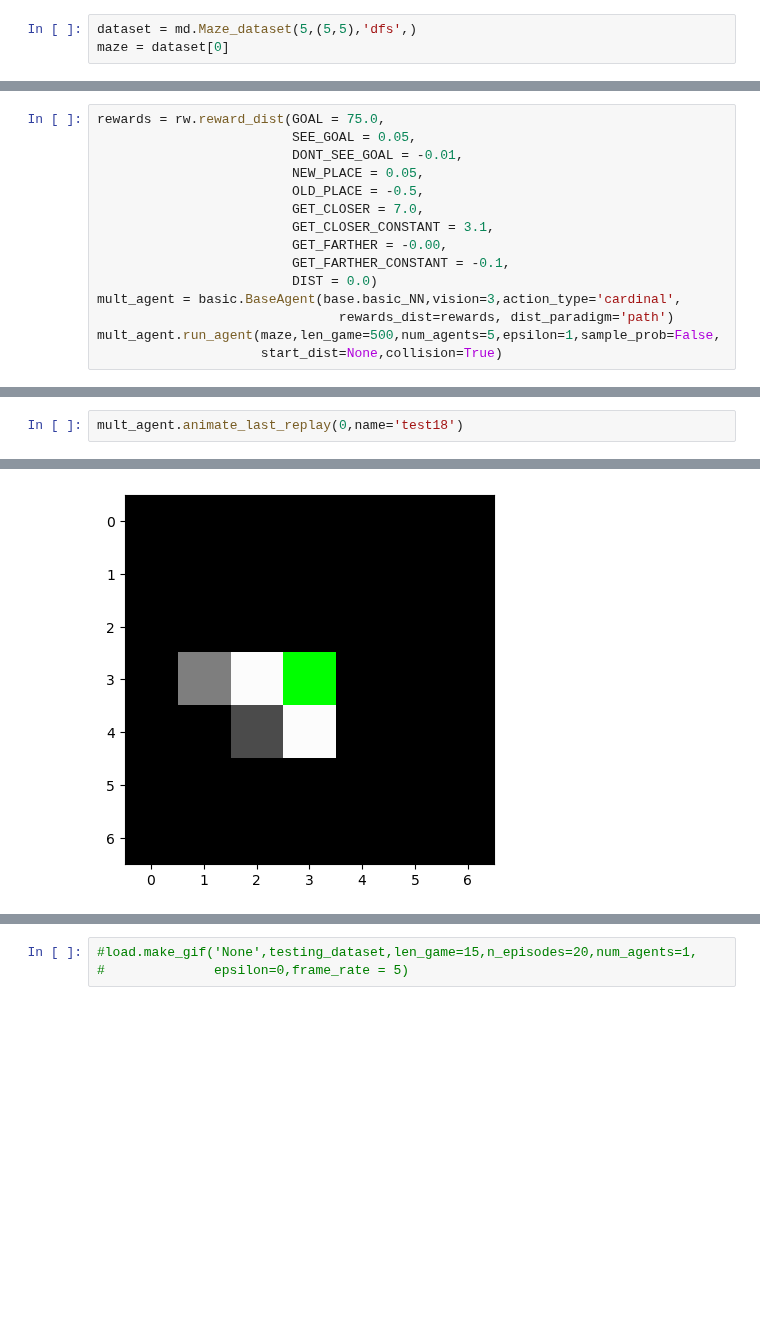
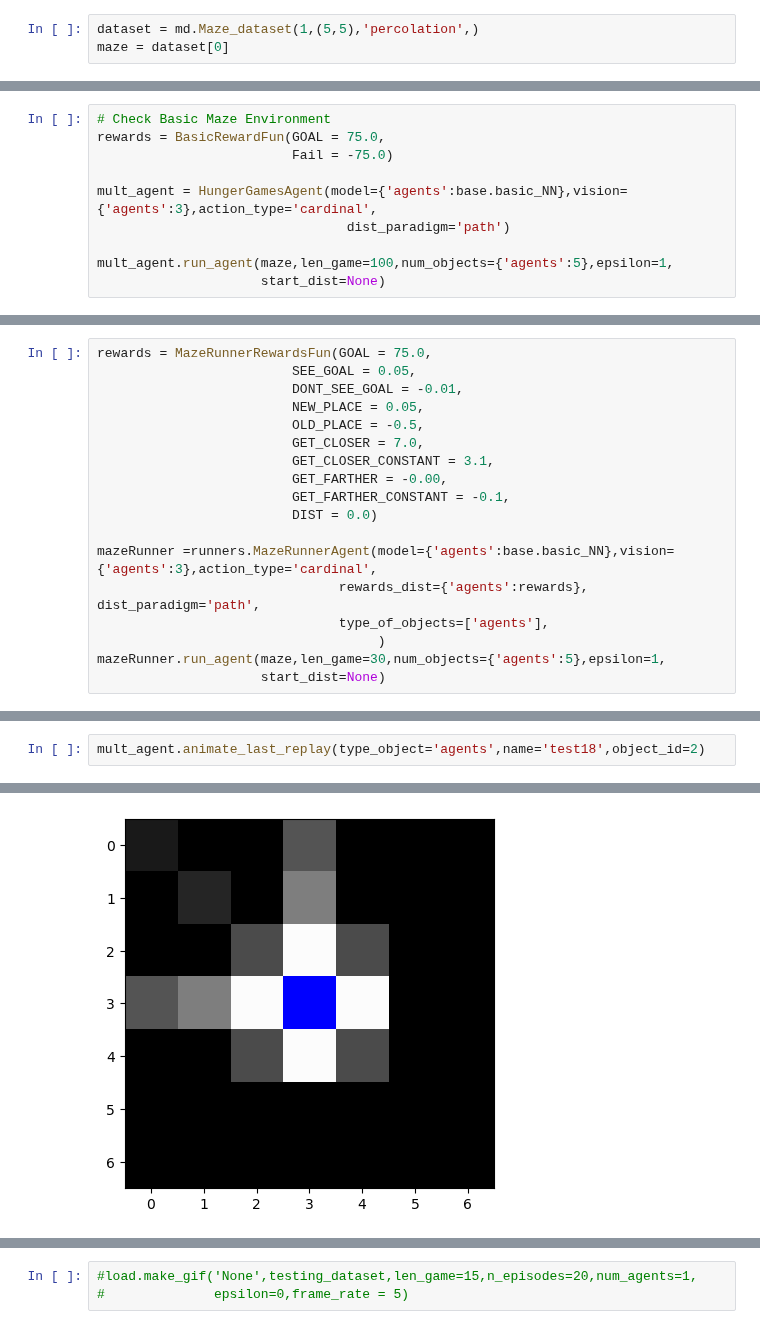
Before and after one commit to shadtome/Maze_game, a Jupyter notebook: test.ipynb, the cells around one changed output, grey strips where cells are left out. Drawn from its saved outputs; the diff is of its cells as text; blank space fills up the shorter version.

```diff
--- a/test.ipynb
+++ b/test.ipynb
@@ -13,5 +17,5 @@ import Maze_env.wrappers.rewards as rw
 # %%
-dataset = md.Maze_dataset(5,(5,5),'dfs',)
+dataset = md.Maze_dataset(1,(5,5),'percolation',)
 maze = dataset[0]
 # %%
 for i in range(len(dataset)):
@@ -24,0 +25,10 @@ for i in range(len(dataset)):
+# %%
+# Check Basic Maze Environment
+rewards = BasicRewardFun(GOAL = 75.0,
+                         Fail = -75.0)
+
+mult_agent = HungerGamesAgent(model={'agents':base.basic_NN},vision={'agents':3},action_type='cardinal',
+                                dist_paradigm='path')
+
+mult_agent.run_agent(maze,len_game=100,num_objects={'agents':5},epsilon=1,
+                     start_dist=None)
@@ -25,5 +37,5 @@ for i in range(len(dataset)):
 # %%
-rewards = rw.reward_dist(GOAL = 75.0,
+rewards = MazeRunnerRewardsFun(GOAL = 75.0,
                          SEE_GOAL = 0.05,
                          DONT_SEE_GOAL = -0.01,
                          NEW_PLACE = 0.05,
@@ -33,8 +45,11 @@ rewards = rw.reward_dist(GOAL = 75.0,
                          GET_FARTHER = -0.00,
                          GET_FARTHER_CONSTANT = -0.1,
                          DIST = 0.0)
-mult_agent = basic.BaseAgent(base.basic_NN,vision=3,action_type='cardinal',
-                               rewards_dist=rewards, dist_paradigm='path')
-mult_agent.run_agent(maze,len_game=500,num_agents=5,epsilon=1,sample_prob=False,
-                     start_dist=None,collision=True)
+
+mazeRunner =runners.MazeRunnerAgent(model={'agents':base.basic_NN},vision={'agents':3},action_type='cardinal',
+                               rewards_dist={'agents':rewards}, dist_paradigm='path',
+                               type_of_objects=['agents'],
+                                    )
+mazeRunner.run_agent(maze,len_game=30,num_objects={'agents':5},epsilon=1,
+                     start_dist=None)
 # %% [output]
@@ -42,6 +57,6 @@ cumulative reward: [137.92103333 -10.25054762 -35.0394895  -71.43323333 -71.3825
 # %%
-mult_agent.animate_last_replay(0,name='test18')
+mult_agent.animate_last_replay(type_object='agents',name='test18',object_id=2)
 # %% [output]
 [interactive output not drawn]
-[figure, old version]
+[figure, new version]
 # %%
```
Also changed, not shown: parts of 7 cells of this notebook, 26 other files.
